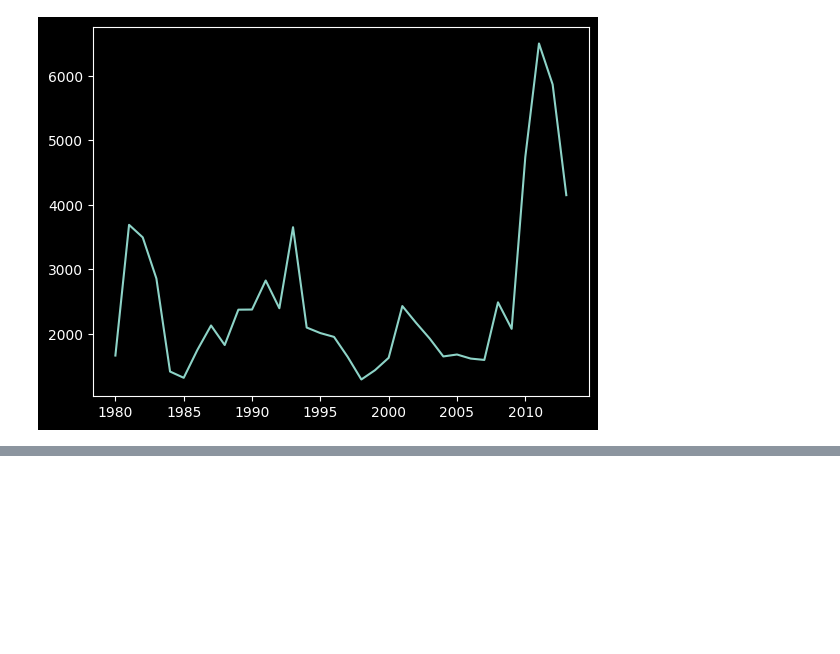
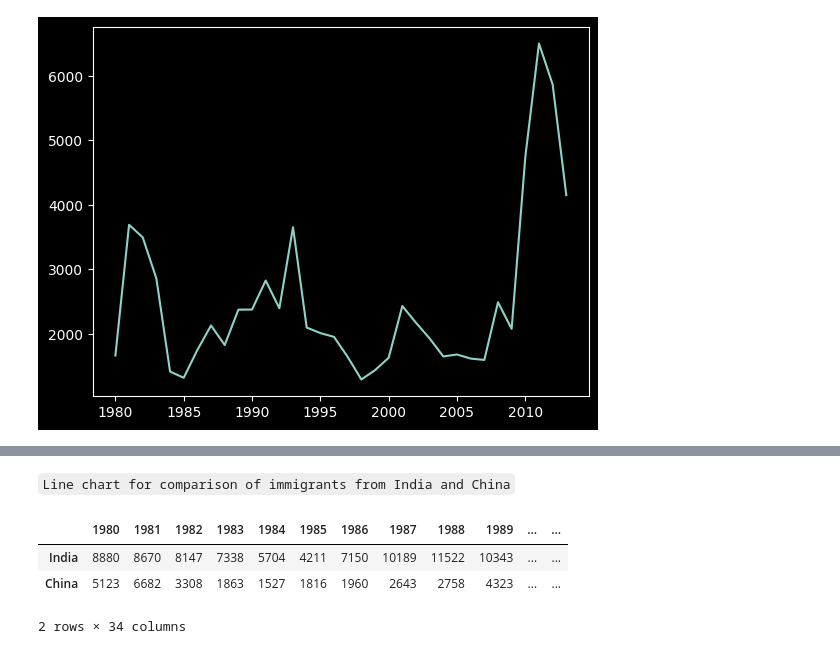
Before and after one commit to Mohwit/Data-Visualization, a Jupyter notebook: lineChart.ipynb, the cells around one changed output, grey strips where cells are left out. Drawn from its saved outputs; the diff is of its cells as text; code cells hidden in the pictures; blank space fills up the shorter version.

````diff
--- a/lineChart.ipynb
+++ b/lineChart.ipynb
@@ -492,3 +491,13 @@ If the years were stored as type 'string', we would need to specify x as the ind
 ```python
     plt.text(20, 6000, '2010 Earthquake') # years stored as type int
 ```
+# %% [markdown]
+```Line chart for comparison of immigrants from India and China```
+# %%
+df_IC = df_can.loc[['India', 'China'], years]
+df_IC
+# %% [output]
+|  | 1980 | 1981 | 1982 | 1983 | 1984 | 1985 | 1986 | 1987 | 1988 | 1989 | ... | ... |
+| India | 8880 | 8670 | 8147 | 7338 | 5704 | 4211 | 7150 | 10189 | 11522 | 10343 | ... | ... |
+| China | 5123 | 6682 | 3308 | 1863 | 1527 | 1816 | 1960 | 2643 | 2758 | 4323 | ... | ... |
+2 rows × 34 columns
````
Also changed, not shown: parts of 6 cells of this notebook.
